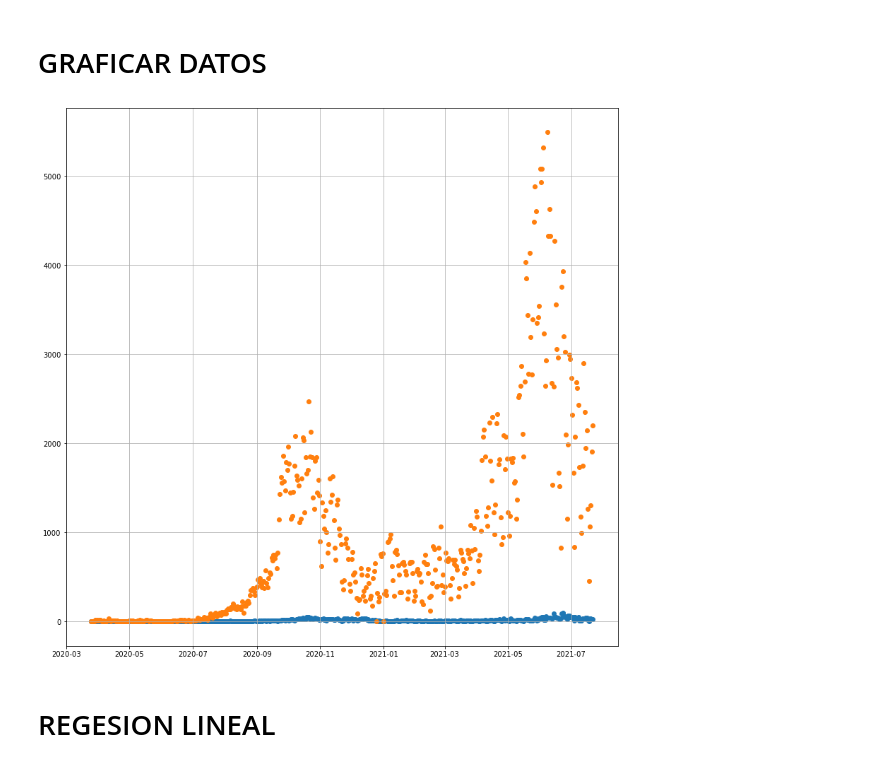
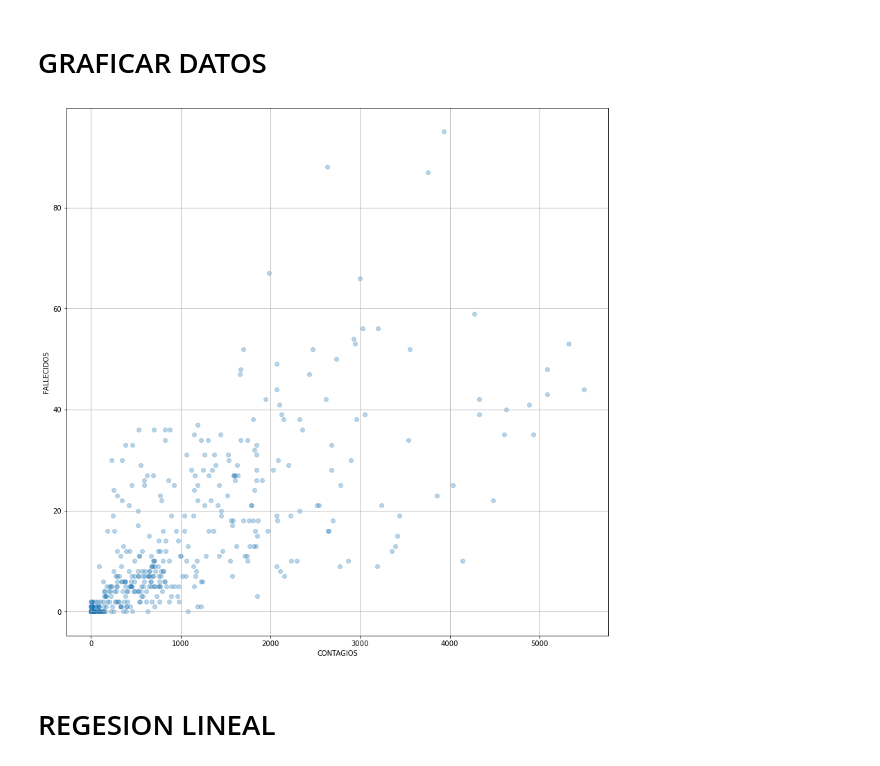
Before and after one commit to ISPC2020/tscdprog2020_g3-team-grupo-3, a Jupyter notebook: COVID_Cordoba/Correr_regresion_lineal.ipynb, the cells around one changed output. Drawn from its saved outputs; the diff is of its cells as text; code cells hidden in the pictures.

```diff
--- a/COVID_Cordoba/Correr_regresion_lineal.ipynb
+++ b/COVID_Cordoba/Correr_regresion_lineal.ipynb
@@ -34,24 +34,25 @@ datos.head()
 # %%
 # DEFINO MIS EJES
 X = datos['Fecha']
 #DEFINO EL TAMAÑO DEL GRAFICO
 fig = plt.figure(figsize=(14,14))
 
 #Nube de puntos
 #plt.scatter(x,y)
-plt.scatter(X,datos['Nuevos Fallecidos Provincia de Córdoba'])
-plt.scatter(X,datos['Nuevos casos registrados Provincia de Córdoba'])
+#plt.scatter(X,datos['Nuevos Fallecidos Provincia de Córdoba'])
+#plt.scatter(X,datos['Nuevos casos registrados Provincia de Córdoba'])
+plt.scatter(datos['Nuevos casos registrados Provincia de Córdoba'],datos['Nuevos Fallecidos Provincia de Córdoba'], alpha=0.3)
 #plt.plot(x,y)
 plt.plot()
 
 #plt.plot(datos['Nuevos casos registrados Provincia de Córdoba'],datos['Fecha'])
 
 #defino titulos
-#plt.xlabel('Fallecidos Provincia de Córdoba')
-#plt.ylabel('Positivos registrados Provincia de Córdoba')
+plt.xlabel('CONTAGIOS')
+plt.ylabel('FALLECIDOS')
 plt.grid()
 # %% [output]
-[figure, old version]
+[figure, new version]
 # %% [markdown]
 # REGESION LINEAL
 # %%
```
Also changed, not shown: parts of 2 cells of this notebook.
